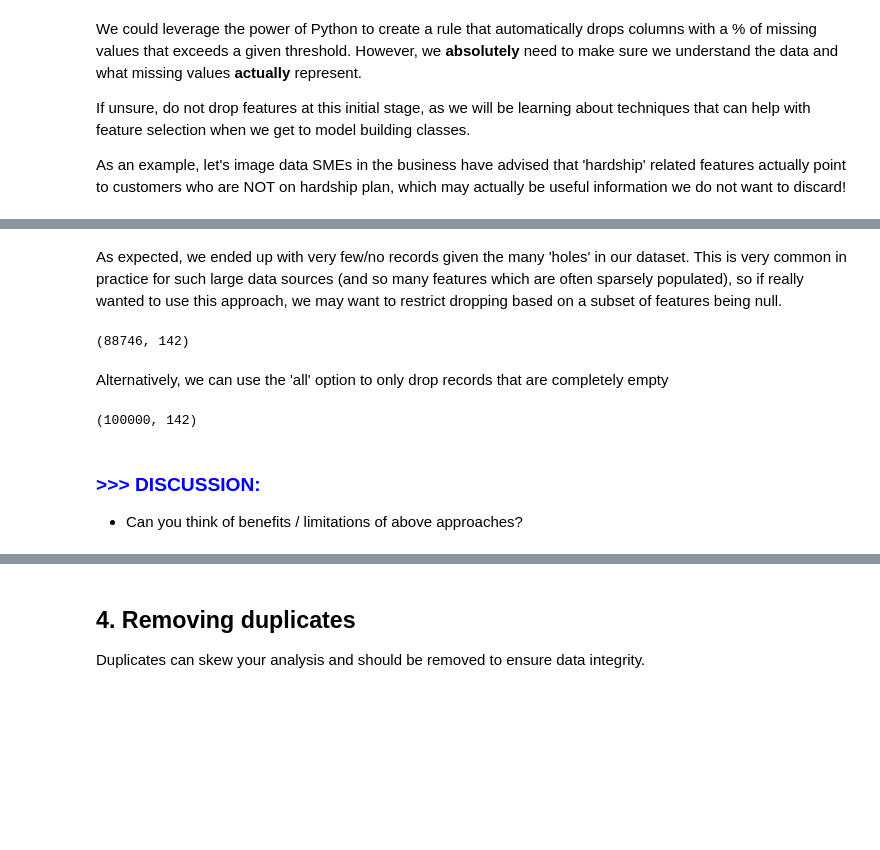
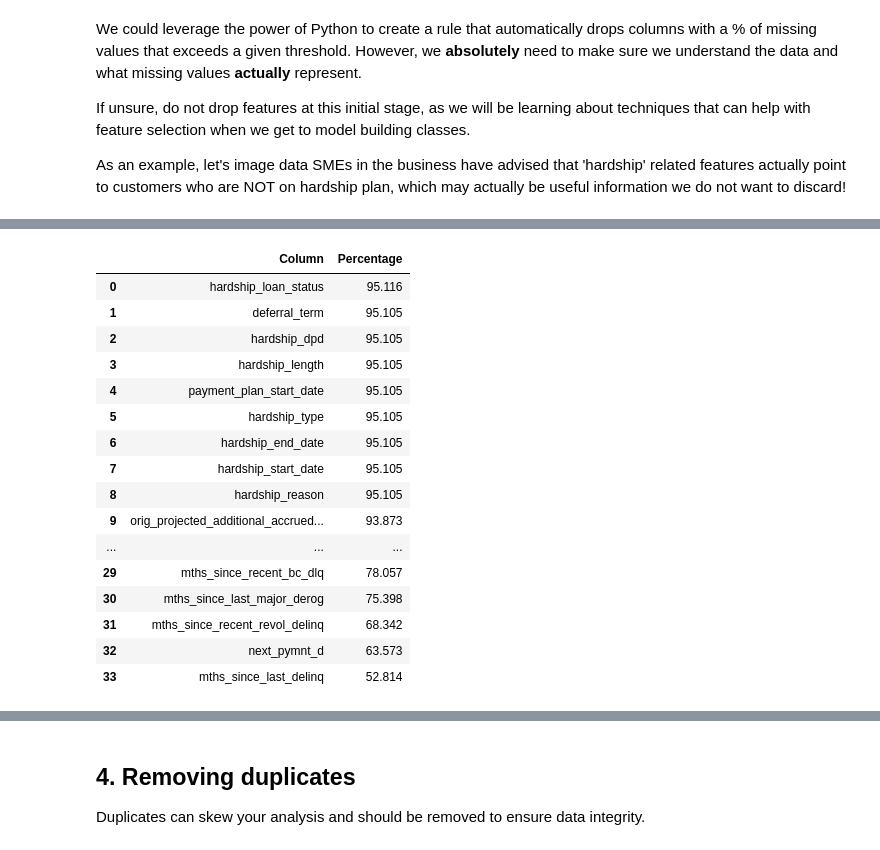
Before and after one commit to Kunvuthi/cobalt_smart_lender_ai, a Jupyter notebook: notebooks/01_data_cleaning.ipynb, the cells around one changed output, grey strips where cells are left out. Cells and saved outputs as stored; diff of their text form; code cells hidden in the pictures; blank space fills up the shorter version.

Commit message:
data_cleaning sample 100k done

```diff
--- a/notebooks/01_data_cleaning.ipynb
+++ b/notebooks/01_data_cleaning.ipynb
@@ -260,9 +196,0 @@ formatted_average_size_loan
-# %%
-# Let's apply to the entire dataframe
-
-def format_dollar(amount):
-    return f"${amount:,.2f}"
-
-# Apply the function to the 'loan_amount' column for display purposes
-df_dropped['loan_amount_formatted'] = df_dropped['loan_amnt'].apply(format_dollar)
-df_dropped['loan_amount_formatted'].head(2)
@@ -294,5 +197,3 @@ total_loan_string
-# %%
-df_dropped = df_dropped.drop(columns=['loan_amount_formatted'])
 # %% [markdown]
 3\. Handling missing values
 ----------------------------------------
@@ -341,6 +242,4 @@ If unsure, do not drop features at this initial stage, as we will be learning ab
 As an example, let's image data SMEs in the business have advised that 'hardship' related features actually point to customers who are NOT on hardship plan, which may actually be useful information we do not want to discard!
 # %%
 # Create hardship flag based on information provided by data SMEs in the business
-df_dropped['hardship_status_filled'] = df_dropped['hardship_status'].fillna("NO_HARDSHIP")
-print(f"Nulls after filling: {df_dropped['hardship_status_filled'].isnull().sum()}")
-df_dropped[['hardship_status_filled', 'hardship_status']].head(2)
+df_dropped['hardship_status'] = df_dropped['hardship_status'].fillna("No Hardship")
@@ -384,19 +256,33 @@ df_blanket_drop.shape
-# %% [markdown]
-As expected, we ended up with very few/no records given the many 'holes' in our dataset. This is very common in practice for such large data sources (and so many features which are often sparsely populated), so if really wanted to use this approach, we may want to restrict dropping based on a subset of features being null.
-# %%
-# Let's try this 'blanket' approach on a subset of fields and see what happens:
-df_blanket_drop2 = df_dropped.dropna(axis=0, how='any',subset=['mo_sin_rcnt_rev_tl_op', 'emp_title'])
-df_blanket_drop2.shape
-# %% [output]
-(88746, 142)
-# %% [markdown]
-Alternatively, we can use the 'all' option to only drop records that are completely empty
-# %%
-# Let's try this option and see what happens:
-df_blanket_drop3 = df_dropped.dropna(axis=0, how='all')
-df_blanket_drop3.shape
-# %% [output]
-(100000, 142)
-# %% [markdown]
-### <span style="color:BLUE"> **>>> DISCUSSION:**  </span>
-- Can you think of benefits / limitations of above approaches?
+# %%
+# Missing data summary percentage per column that goes beyong a certain threshold
+def null_data_summary(df:pd.DataFrame, threshold_percentage=50) -> pd.DataFrame:
+    """
+    Returns a DataFrame with the percentage of missing data per column.
+    """
+    null_data = df.isnull().sum().sort_values(ascending=False)
+    null_data = null_data[null_data > 0]
+    null_data = null_data.reset_index()
+    null_data.columns = ['Column', 'Percentage']
+    null_data['Percentage'] = (null_data['Percentage'] / len(df)) * 100
+    null_data = null_data[null_data['Percentage'] > threshold_percentage]
+    return null_data
+
+null_data_summary(df_dropped, threshold_percentage=50)
+# %% [output]
+|  | Column | Percentage |
+| 0 | hardship_loan_status | 95.116 |
+| 1 | deferral_term | 95.105 |
+| 2 | hardship_dpd | 95.105 |
+| 3 | hardship_length | 95.105 |
+| 4 | payment_plan_start_date | 95.105 |
+| 5 | hardship_type | 95.105 |
+| 6 | hardship_end_date | 95.105 |
+| 7 | hardship_start_date | 95.105 |
+| 8 | hardship_reason | 95.105 |
+| 9 | orig_projected_additional_accrued... | 93.873 |
+| ... | ... | ... |
+| 29 | mths_since_recent_bc_dlq | 78.057 |
+| 30 | mths_since_last_major_derog | 75.398 |
+| 31 | mths_since_recent_revol_delinq | 68.342 |
+| 32 | next_pymnt_d | 63.573 |
+| 33 | mths_since_last_delinq | 52.814 |
```
Also changed, not shown: parts of 50 cells of this notebook, 1 other file.
